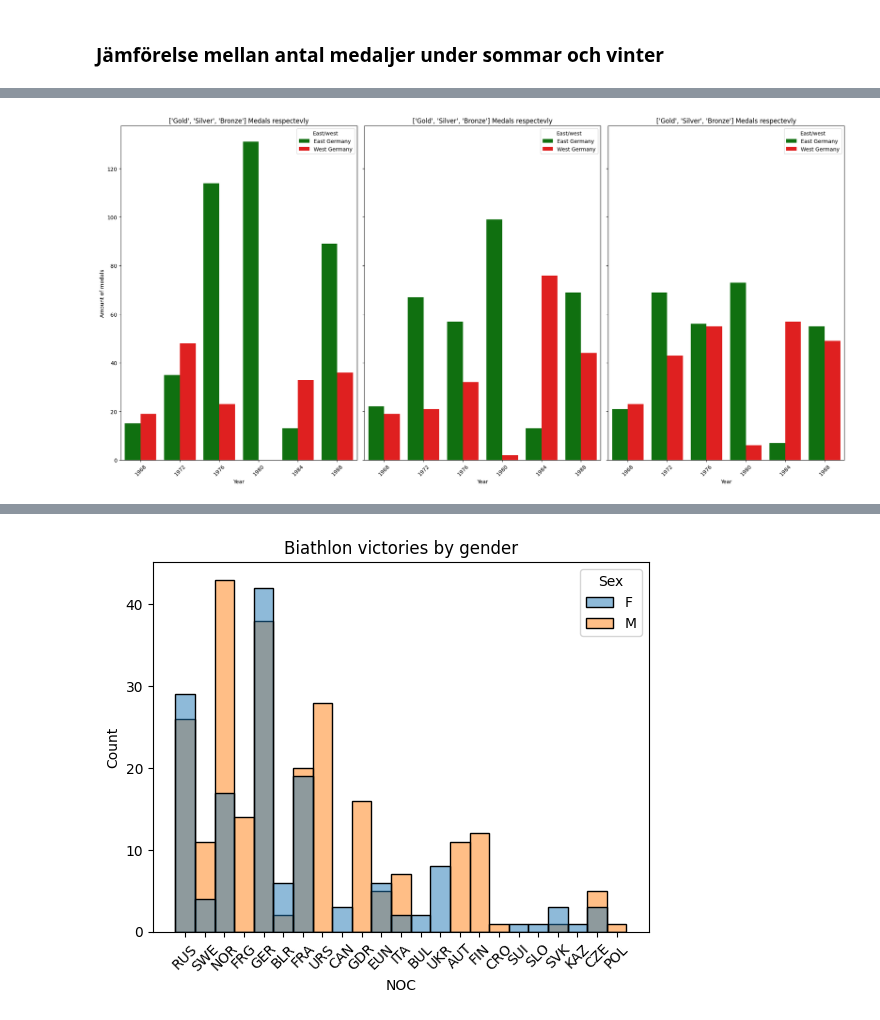
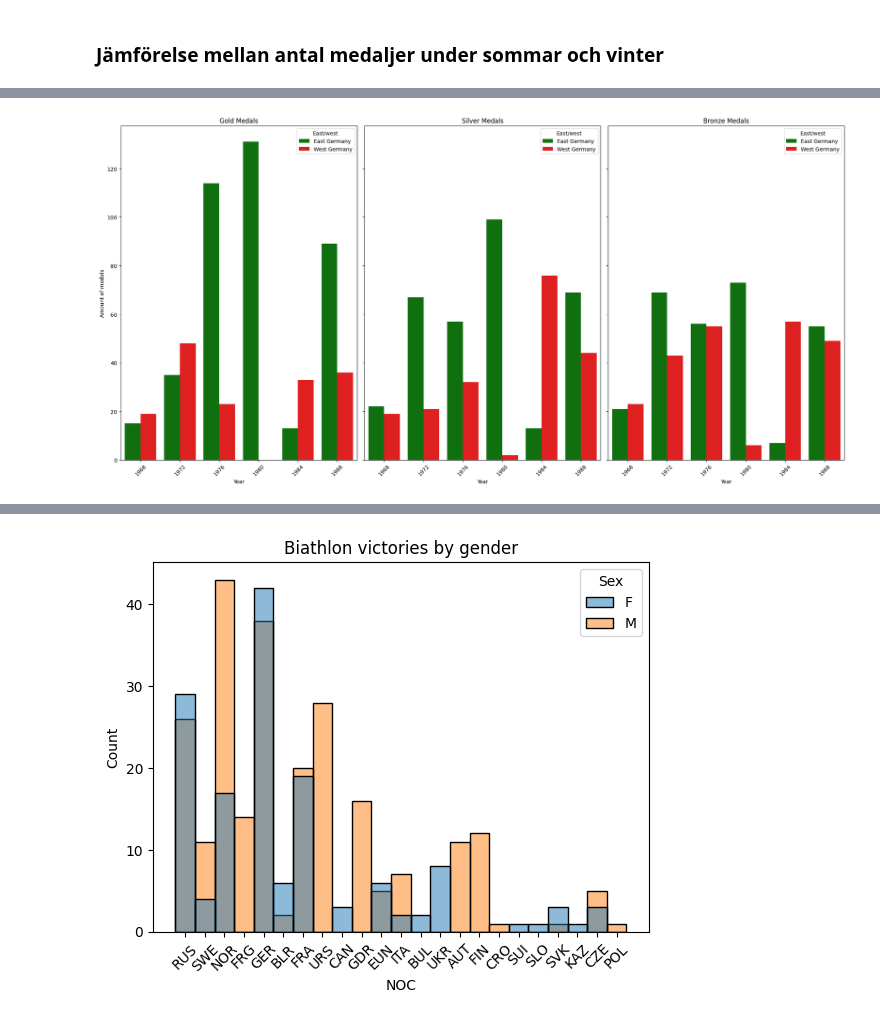
Before and after one commit to SebastianPetersson/Project_OS, a Jupyter notebook: Projekt_OS_Tyskland.ipynb, the cells around one changed output, grey strips where cells are left out. Drawn from its saved outputs; the diff is of its cells as text; code cells hidden in the pictures.

```diff
--- a/Projekt_OS_Tyskland.ipynb
+++ b/Projekt_OS_Tyskland.ipynb
@@ -42,24 +42,7 @@ Functions.medals_each_year(olympics, ["GER", "GDR", "FRG"], "Number of Medals pe
 # %% [markdown]
 ### Histogram över åldrar
 # %%
-germany_age = germany[germany['Age'].notna()]
-male = germany_age[germany_age['Sex'] == 'M']
-female = germany_age[germany_age['Sex'] == 'F']
-
-fig, axes = plt.subplots(1, 2, figsize=(12,6), sharey=True)
-
-sns.histplot(male['Age'], bins=20, kde=True, color='steelblue', ax=axes[0])
-axes[0].set_title('Male athletes')
-
-sns.histplot(female['Age'], bins=20, kde=True, color='hotpink', ax=axes[1])
-axes[1].set_title('Female athletes')
-
-for ax in axes:
-    ax.set_xlabel('Age')
-    ax.set_ylabel('Number of athletes')
-
-plt.suptitle('Age distribution', fontsize=18)
-plt.tight_layout()
+Functions.plot_age_distribution(germany)
 # %% [output]
 [figure]
 # %% [markdown]
@@ -118,28 +97,28 @@ Functions.plot_summer_vs_winter(olympics)
 # %%
 east = east_germany[['Year', 'Medal']].dropna(subset=['Medal'])
 east_medals = east.groupby(['Year', 'Medal']).size().unstack(fill_value=0)
 east_medals
 
 west = west_germany[['Year', 'Medal']].dropna(subset=['Medal'])
 west_medals = west.groupby(['Year', 'Medal']).size().unstack(fill_value=0)
 
 fallen_years = sorted(set(west_medals.index).union(set(east_medals.index)))
 Dif_medals = ['Gold', 'Silver', 'Bronze']
 
 fig, axes= plt.subplots(1,3, figsize=(20,10),sharey=True)
 
 
 for i, medal in enumerate (Dif_medals):
     ax = axes[i]
     plotting = pd.DataFrame({'Year': fallen_years, 'East Germany':east_medals[medal].values,'West Germany': west_medals[medal].values})
 
     medal_molten = plotting.melt(id_vars='Year', var_name='East/west', value_name= 'Number of medals')
     sns.barplot(data=medal_molten,x='Year', y='Number of medals', ax=ax, hue='East/west', palette= {'East Germany': 'green', 'West Germany': 'red'})
-    ax.set_title(f'{Dif_medals} Medals respectevly')
+    ax.set_title(f'{medal} Medals')
     ax.set_xlabel('Year')
     ax.set_ylabel('Amount of medals')
     ax.tick_params(axis='x', rotation=45)
 plt.tight_layout()
 plt.show()
 # %% [output]
-[figure, old version]
+[figure, new version]
```
Also changed, not shown: parts of 13 cells of this notebook.
